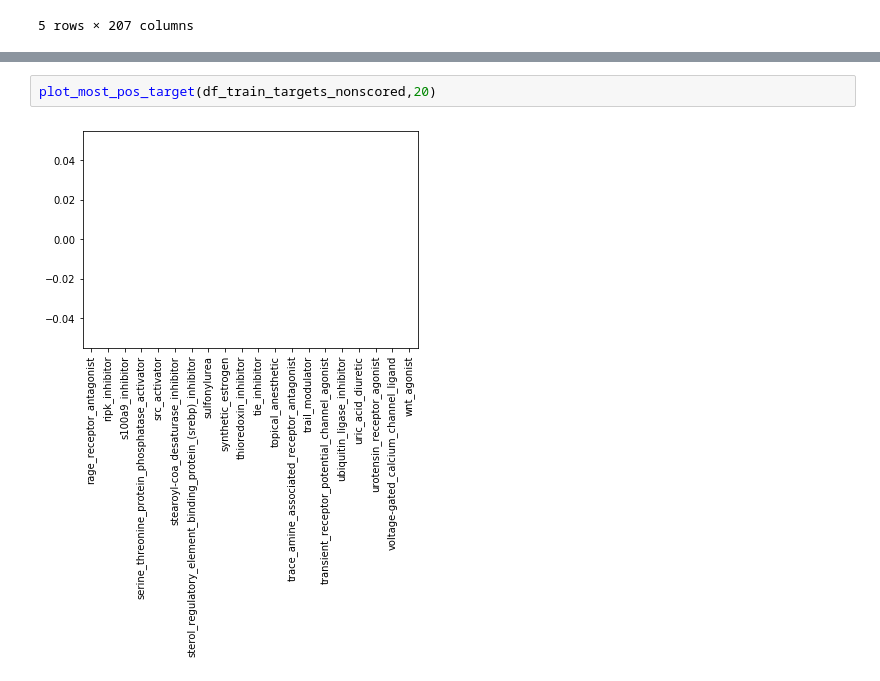
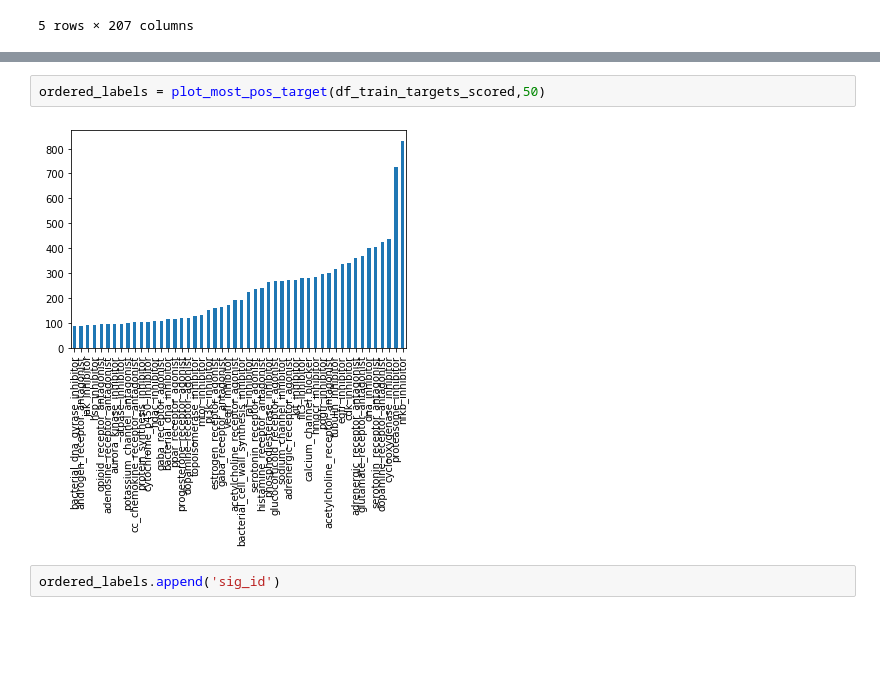
Before and after one commit to Benoitane/challenge_moa, a Jupyter notebook: code_discovering_data.ipynb, the cells around one changed output, grey strips where cells are left out. Saved outputs shown, nothing was run; the diff lists cells and outputs as text; blank space fills up the shorter version.

```diff
--- a/code_discovering_data.ipynb
+++ b/code_discovering_data.ipynb
@@ -79,4 +74,6 @@ plot_most_pos_target(df_train_targets_scored,20)
-# %%
-plot_most_pos_target(df_train_targets_nonscored,20)
-# %% [output]
-[figure, removed]
+# %%
+ordered_labels = plot_most_pos_target(df_train_targets_scored,50)
+# %% [output]
+[figure, added]
+# %%
+ordered_labels.append('sig_id')
```
Also changed, not shown: parts of 17 cells of this notebook, 1 other file.
